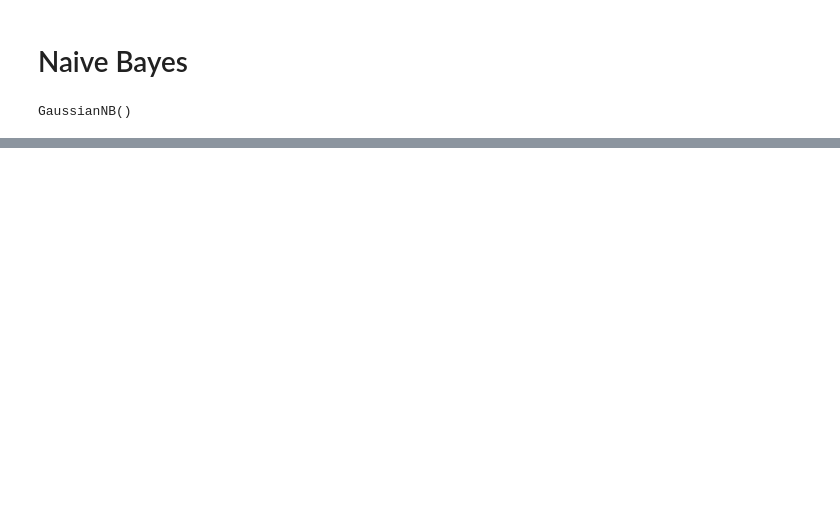
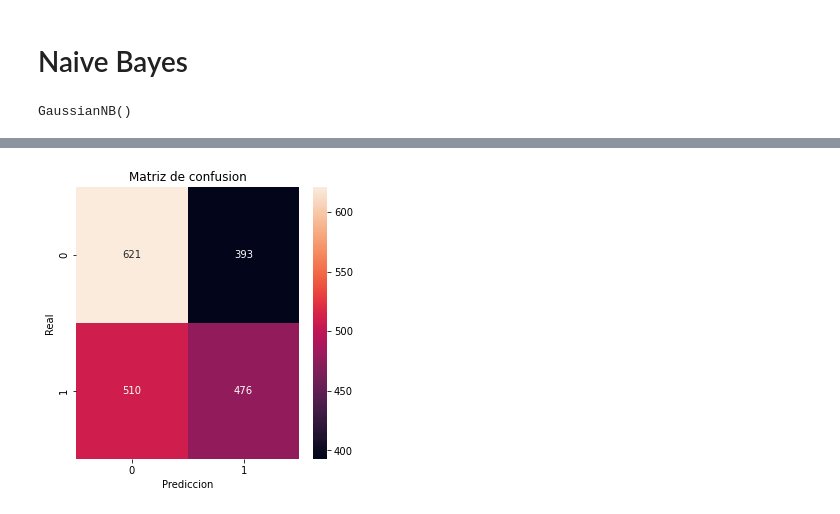
Before and after one commit to wjsolano/ProyectoU2, a Jupyter notebook: [NRC_6278]_MercyArrobo_SolanoWilmer_ProyectoUnidad2.ipynb, the cells around one changed output, grey strips where cells are left out. Cells and saved outputs as stored; diff of their text form; code cells hidden in the pictures; blank space fills up the shorter version.

```diff
--- a/[NRC_6278]_MercyArrobo_SolanoWilmer_ProyectoUnidad2.ipynb
+++ b/[NRC_6278]_MercyArrobo_SolanoWilmer_ProyectoUnidad2.ipynb
@@ -233,0 +325,3 @@ Successfully installed hmmlearn-0.2.7
+# %%
+modelo_fuzzy = FCM(n_clusters=2, init=1.7, rndom_state=0, fuzzifier=2)
+modelo_fuzzy.fit(X)
@@ -233,0 +352,13 @@ Successfully installed hmmlearn-0.2.7
+# %%
+#Matriz de confusion
+from sklearn.metrics import confusion_matrix,classification_report
+"""Creando matriz de confusion"""
+MConfusion=confusion_matrix(y,y_pred_fuzzy)
+f, ax = plt.subplots(figsize=(5,5))
+sns.heatmap(MConfusion, annot=True, fmt='g', ax=ax)
+plt.xlabel("Prediccion")
+plt.ylabel("Real")
+plt.title("Matriz de confusion")
+plt.show()
+# %% [output]
+[figure, added]
```
Also changed, not shown: parts of 40 cells of this notebook.
